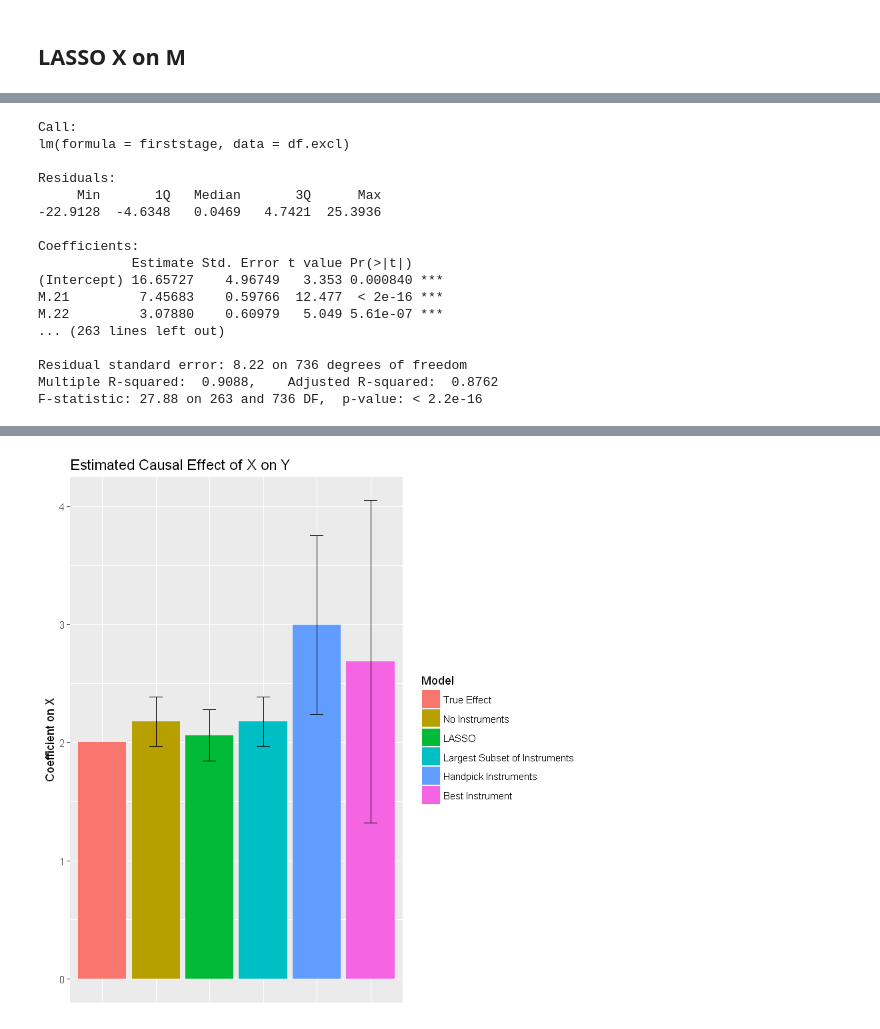
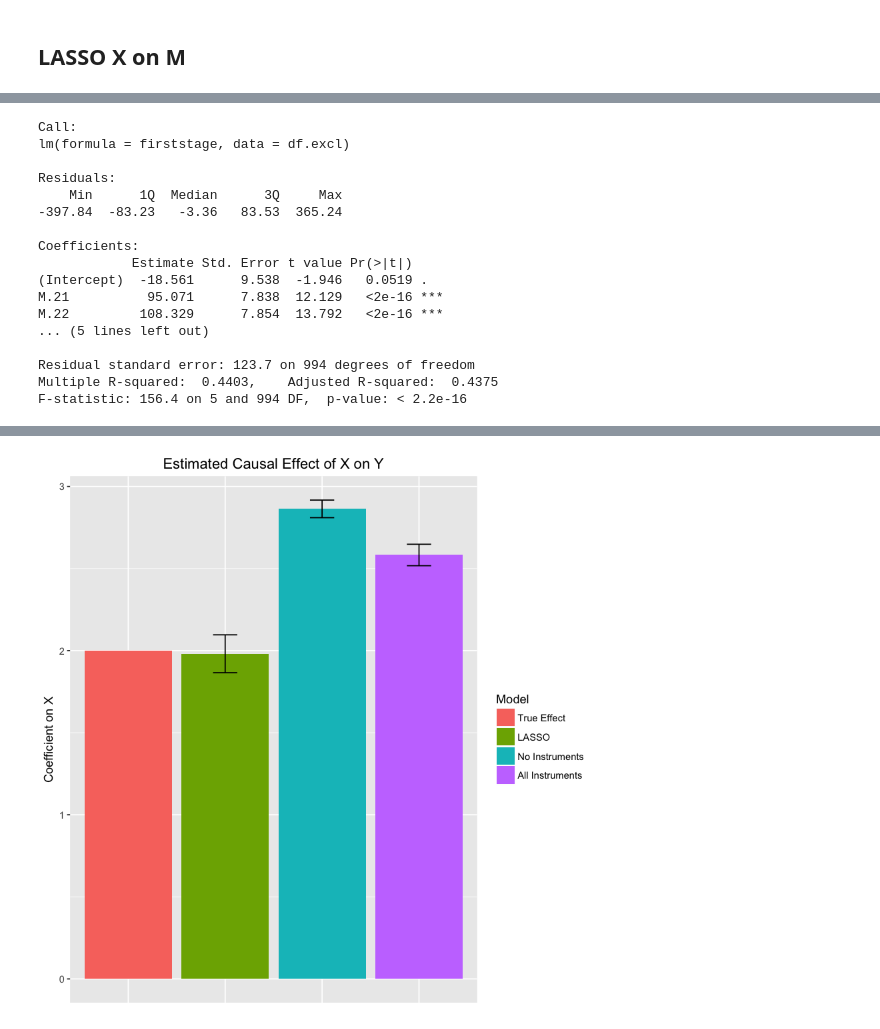
Before and after one commit to TeconomicsBlog/notebooks, a Jupyter notebook: PrincipledInstrumentSelection.ipynb, the cells around one changed output, grey strips where cells are left out. Saved outputs shown, nothing was run; the diff lists cells and outputs as text; code cells hidden in the pictures.

Commit message:
update lasso chart

```diff
--- a/PrincipledInstrumentSelection.ipynb
+++ b/PrincipledInstrumentSelection.ipynb
@@ -150,27 +151,33 @@ Warning message in data.row.names(row.names, rowsi, i):
 # %% [markdown]
 # LASSO for Instrument Selection
 # %%
+# Clear workspace
 rm(list=ls())
-invisible(gc()) # Clear workspace
+invisible(gc())
+
 #Simulate Data
 set.seed(1)
 N <- 1e3 # Number of Observations
-p <- N + 30 # Number of instruments (excluding unobservable)
+p <- 500 # Number of instruments (excluding unobservable)
+
 # Generate matrix M of p randomly assigned AB tests
 M <- matrix(0, N, p)
 M[0:(N/2),] <- 1
 M <- apply(t(M), 1, function(d) sample(d, N))
 # Create an unobservable C
 C <- rnorm(n = N)
+
 # Create X as a function of weak instruments, good instruments, instruments that don't satisfy the exclusion restriction, and C
-beta.X <- rnorm(p, mean = 1, sd = 3) * sign(rnorm(n = p))
-beta.X[1:20] <- rnorm(20, mean = 1, sd = 3)
-beta.X[21] <- 8
+beta.X <- rnorm(p, mean = 0, sd = 5) * sign(rnorm(n = p))
+beta.X[1:20] <- rnorm(20, mean = 1, sd = 4)
+beta.X[21:25] <- 100
 beta.X[201:p] <- 0
-X <- M %*% beta.X + 1 * C + rnorm(n = N)
+X <- M %*% beta.X + 120 * C + rnorm(n = N)
+
 # Create Y as a function of X, C, and other variables that affect X
 beta.Y <- rnorm(20, mean = 5, sd = 3) * sign(rnorm(n = 20))
-Y <- 2.0 * X + 80 * C + rnorm(n = N) + M[, 1:20] %*% beta.Y
+Y <- 2.0 * X + 200 * C + rnorm(n = N) + M[, 1:20] %*% beta.Y
+
 # Create data frames with and without variables that don't satisfy the exclusion restriction
 colnames(M) <- colnames(data.frame('M' = M))
 M.excl <- M[, 21:p]
@@ -237,16 +231,16 @@ Call:
 lm(formula = firststage, data = df.excl)
 
 Residuals:
-     Min       1Q   Median       3Q      Max
--22.9128  -4.6348   0.0469   4.7421  25.3936
+    Min      1Q  Median      3Q     Max
+-397.84  -83.23   -3.36   83.53  365.24
 
 Coefficients:
             Estimate Std. Error t value Pr(>|t|)
-(Intercept) 16.65727    4.96749   3.353 0.000840 ***
-M.21         7.45683    0.59766  12.477  < 2e-16 ***
-M.22         3.07880    0.60979   5.049 5.61e-07 ***
-... (263 lines left out)
+(Intercept)  -18.561      9.538  -1.946   0.0519 .
+M.21          95.071      7.838  12.129   <2e-16 ***
+M.22         108.329      7.854  13.792   <2e-16 ***
+... (5 lines left out)
 
-Residual standard error: 8.22 on 736 degrees of freedom
-Multiple R-squared:  0.9088,    Adjusted R-squared:  0.8762
-F-statistic: 27.88 on 263 and 736 DF,  p-value: < 2.2e-16
+Residual standard error: 123.7 on 994 degrees of freedom
+Multiple R-squared:  0.4403,    Adjusted R-squared:  0.4375
+F-statistic: 156.4 on 5 and 994 DF,  p-value: < 2.2e-16
@@ -291,10 +247,22 @@ ci.bestone <- confint(fit.bestone, 'X', level = 0.95, vcov = sandwich)
+# %%
+# No instruments
+fit.noinst <- lm(Y ~ X, data = df.allM)
+X.noinst <- fit.noinst$coefficients[2]
+ci.noinst <- confint(fit.noinst, 'X', level = 0.95)
+
+# Largest subset of all possible IV
+M.names <- colnames(M)
+M.largest.list <- paste("~ ", paste(M.names[1:p], collapse = " + "))
+fit.largest <- ivreg(Y ~ X, M.largest.list, data = df.allM)
+X.largest <- fit.largest$coefficients[2]
+ci.largest <- confint(fit.largest, 'X', level = 0.95, vcov = sandwich)
 # %%
 # Vector of T coefficients and confidence intervals
-coefs.ab <- c(2.0, X.noinst, X.lasso.excl, X.largest, X.handpick, X.bestone)
-ci.low <- c(NaN, ci.noinst[1], ci.lasso.excl[1], ci.largest[1], ci.handpick[1], ci.bestone[1])
-ci.high <- c(NaN, ci.noinst[2], ci.lasso.excl[2], ci.largest[2], ci.handpick[2], ci.bestone[2])
-dat <- cbind(coefs.ab, ci.low, ci.high, c('True Effect', 'No Instruments', 'LASSO',
-                                          'Largest Subset of Instruments', 'Handpick Instruments', 'Best Instrument'))
+coefs.ab <- c(2.0, X.lasso.excl, X.noinst, X.largest)
+ci.low <- c(NaN, ci.lasso.excl[1], ci.noinst[1], ci.largest[1])
+ci.high <- c(NaN, ci.lasso.excl[2], ci.noinst[2], ci.largest[2])
+dat <- cbind(coefs.ab, ci.low, ci.high, c('True Effect', 'LASSO','No Instruments',
+                                          'All Instruments'))
 colnames(dat)[4] <- 'Model'
 dat <- data.frame(dat)
 dat$coefs.ab <- as.double(levels(dat$coefs.ab))[dat$coefs.ab]
@@ -313,6 +281,7 @@ p + geom_bar(stat = "identity", position = dodge) +
     ggtitle("Estimated Causal Effect of X on Y") +
     theme(axis.title.x=element_blank(),
         axis.text.x=element_blank(),
-        axis.ticks.x=element_blank())
+        axis.ticks.x=element_blank(),
+        plot.title = element_text(hjust = 0.5))
 # %% [output]
 Warning message in data.row.names(row.names, rowsi, i):
@@ -321 +290 @@ Warning message in data.row.names(row.names, rowsi, i):
-[figure, old version]
+[figure, new version]
```
Also changed, not shown: parts of 6 cells of this notebook.
